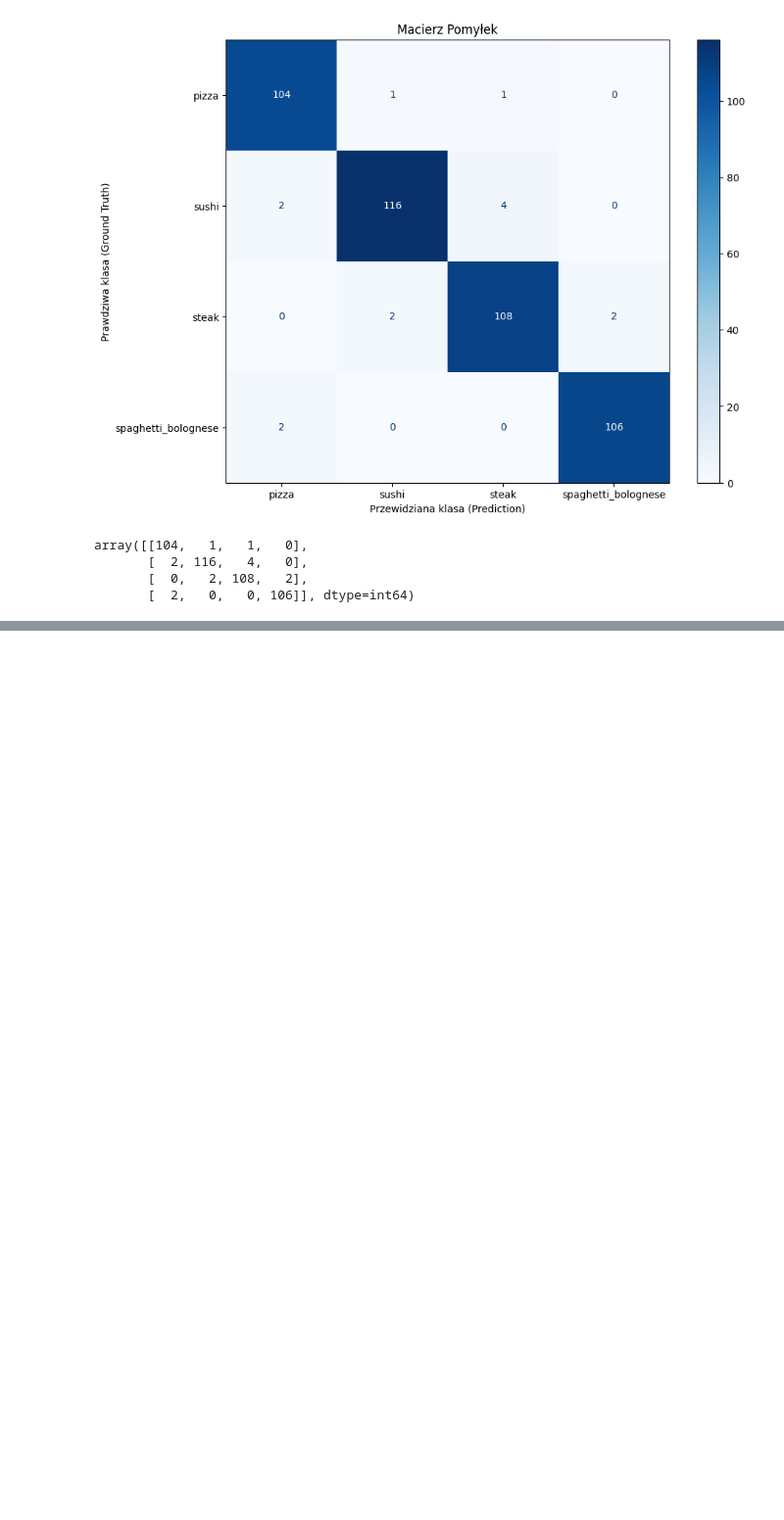
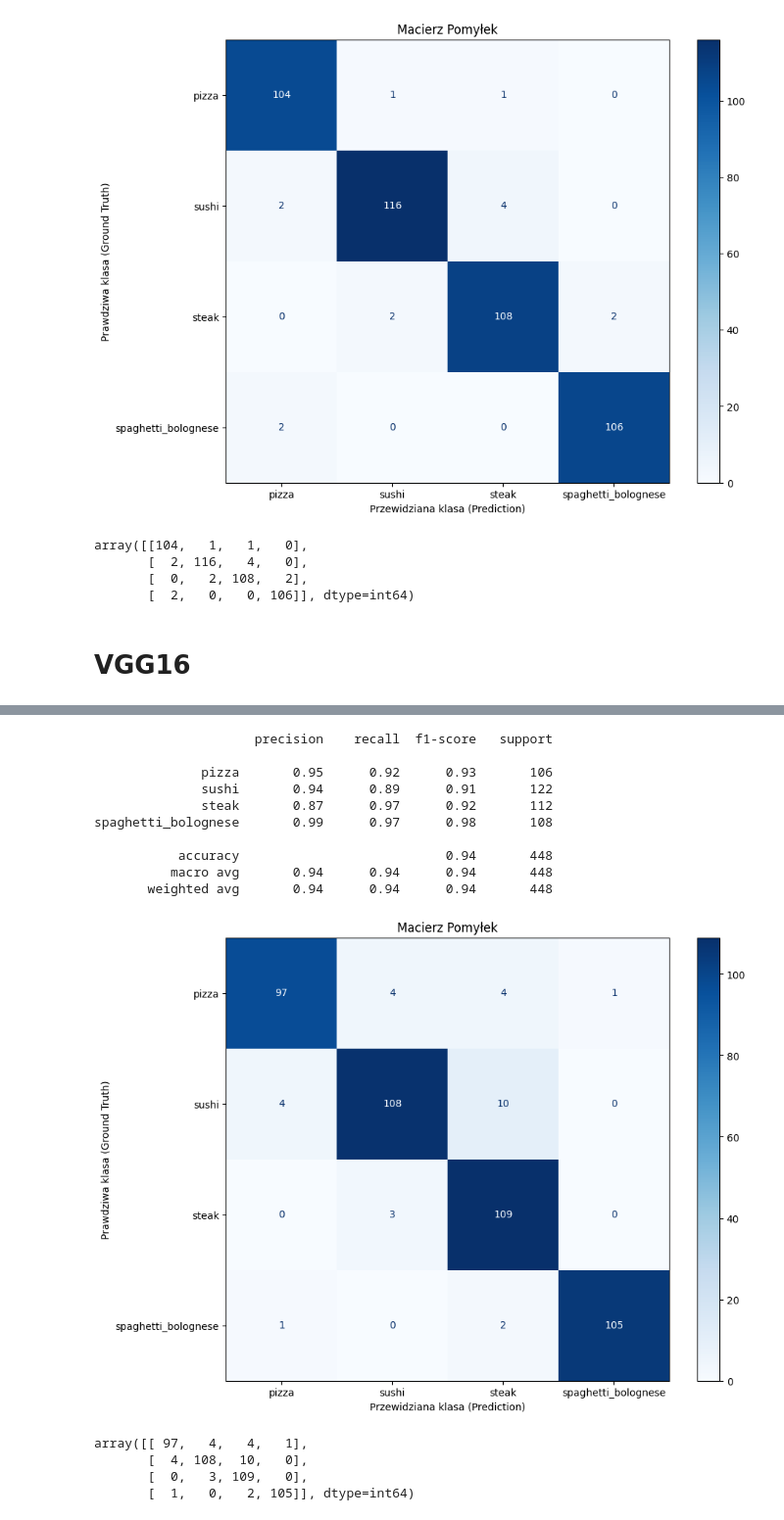
Before and after one commit to lsocpb/food-recognition, a Jupyter notebook: notebooks/03_Evaluation.ipynb, the cells around one changed output, grey strips where cells are left out. Shown at 98% size. Saved outputs shown, nothing was run; the diff lists cells and outputs as text; code cells hidden in the pictures; blank space fills up the shorter version.

```diff
--- a/notebooks/03_Evaluation.ipynb
+++ b/notebooks/03_Evaluation.ipynb
@@ -36,3 +34,13 @@ array([[104,   1,   1,   0],
        [  2, 116,   4,   0],
        [  0,   2, 108,   2],
        [  2,   0,   0, 106]], dtype=int64)
+# %% [markdown]
+# VGG16
+# %%
+_, _, test_ds, _ = load_and_split_data_for_vgg16(batch_size=32)
+# %%
+#Model po odmrożeniu warstw
+model_path = 'models/final_vgg16_4class_compressed.h5'
+model = load_model(model_path)
+evaluate_model(model, test_ds, TARGET_CLASSES)
+# %% [output]
@@ -38,0 +49,15 @@ array([[104,   1,   1,   0],
+                     precision    recall  f1-score   support
+
+              pizza       0.95      0.92      0.93       106
+              sushi       0.94      0.89      0.91       122
+              steak       0.87      0.97      0.92       112
+spaghetti_bolognese       0.99      0.97      0.98       108
+
+           accuracy                           0.94       448
+          macro avg       0.94      0.94      0.94       448
+       weighted avg       0.94      0.94      0.94       448
+[figure, added]
+array([[ 97,   4,   4,   1],
+       [  4, 108,  10,   0],
+       [  0,   3, 109,   0],
+       [  1,   0,   2, 105]], dtype=int64)
```
Also changed, not shown: parts of 3 cells of this notebook, 6 other files.
